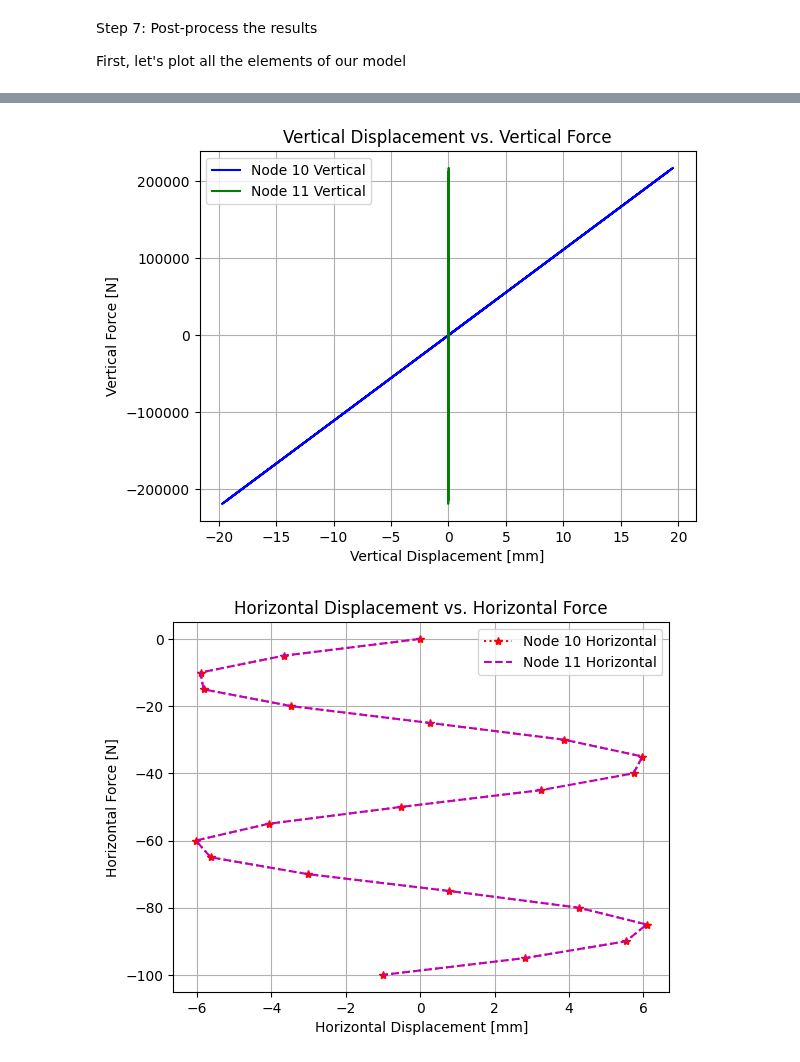
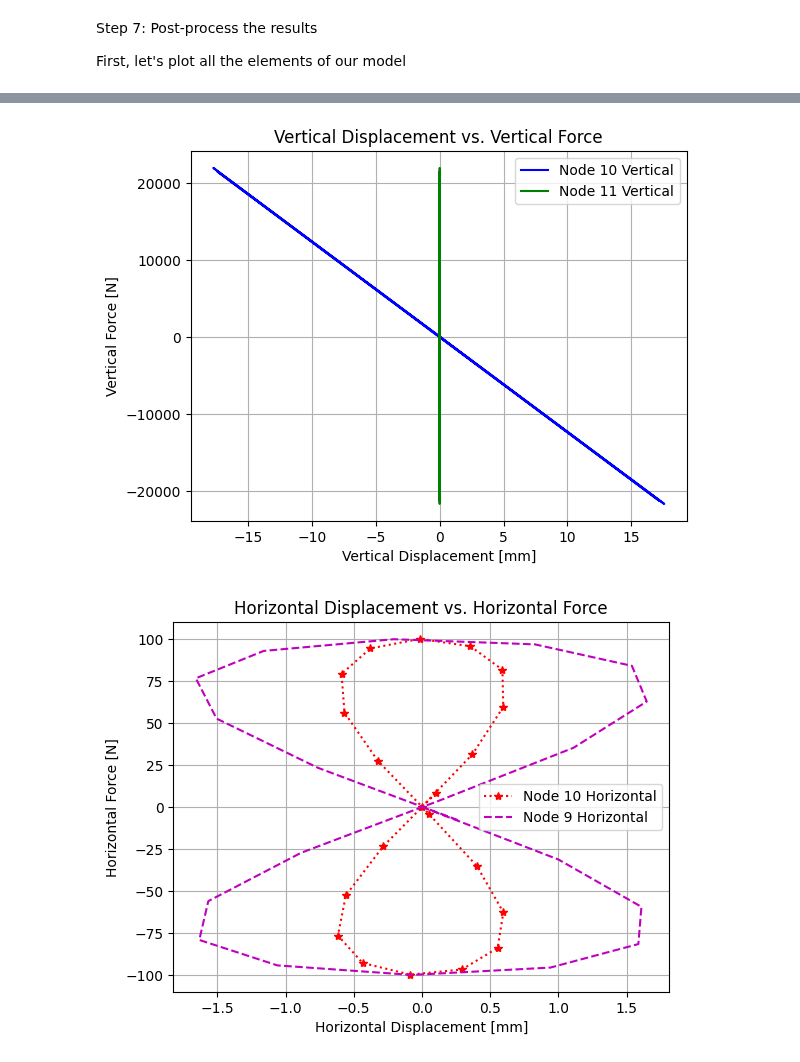
Before and after one commit to Lonthre/hybrid-test-bench, a Jupyter notebook: PT_script-2dof_hybrid_test_bench.ipynb, the cells around one changed output, grey strips where cells are left out. Cells and saved outputs as stored; diff of their text form; code cells hidden in the pictures.

```diff
--- a/PT_script-2dof_hybrid_test_bench.ipynb
+++ b/PT_script-2dof_hybrid_test_bench.ipynb
@@ -330,14 +330,14 @@ my_model_pars['dofs_f'] = np.array([[9, 1], [10, 1]])
 my_model_pars['dofs_u'] = np.array([[5, 3], [10, 3]])
 
 # Force history (21 steps) - Ensure g_f is a 2D array with dimensions (2, 21)
-my_model_pars['g_f'] = np.array([np.linspace(0, -_fh, 21), np.linspace(0, _fh, 21)])
+my_model_pars['g_f'] = np.array([np.multiply(fhs,-1), np.multiply(fhs,1)])
 
 # Displacement history (21 steps) - Ensure  is a 2D array with dimensions (2, 21)
-my_model_pars['g_u'] = np.array([uvs, uvs])
+my_model_pars['g_u'] = np.array([np.multiply(uvs,-0.1), np.multiply(uvs,0.9)])
 
 # Create the model
 my_model = model(my_nodes, my_elements, my_model_pars)
 
 # list of model dofs (left column is node number, right column is the dof number)
-my_model.dofs
+[np.multiply(fhs,-1), np.multiply(fhs,1)]
 # %% [output]
@@ -408,17 +421,20 @@ import matplotlib.pyplot as plt
 # Assuming node 10 has DOF 1 for horizontal displacement and DOF 2 for vertical displacement
 node1_index = 10
 node2_index = 11
+node3_index = 9
 
 # Find the DOF indices for nodes 10 and 11
 dof1_horizontal = my_model.find_dofs([[node1_index, 1]]).squeeze()
 dof1_vertical = my_model.find_dofs([[node1_index, 3]]).squeeze()
 dof2_horizontal = my_model.find_dofs([[node2_index, 1]]).squeeze()
 dof2_vertical = my_model.find_dofs([[node2_index, 3]]).squeeze()
+dof3_horizontal = my_model.find_dofs([[node3_index, 1]]).squeeze()
+dof3_vertical = my_model.find_dofs([[node3_index, 3]]).squeeze()
 
 # Plot Vertical Displacement vs. Vertical Force for node 10
 plt.figure()
-plt.plot(u[dof1_vertical, :], l[0, :], 'b-', label='Node 10 Vertical')
-plt.plot(u[dof2_vertical, :], l[0, :], 'g-', label='Node 11 Vertical')
+plt.plot(u[dof1_vertical, :], l[0, :], 'b-', label='Node '+str(node1_index)+' Vertical')
+plt.plot(u[dof2_vertical, :], l[0, :], 'g-', label='Node '+str(node2_index)+' Vertical')
 plt.xlabel('Vertical Displacement [mm]')
 plt.ylabel('Vertical Force [N]')
 plt.title('Vertical Displacement vs. Vertical Force')
@@ -426,38 +442,50 @@ plt.legend()
 plt.grid()
 plt.show()
 
 # Plot Horizontal Displacement vs. Horizontal Force for node 10
 plt.figure()
-plt.plot(u[dof1_horizontal, :], my_model.g_f[0, :], 'r:*', label='Node 10 Horizontal')
-plt.plot(u[dof2_horizontal, :], my_model.g_f[0, :], 'm--', label='Node 11 Horizontal')
+plt.plot(u[dof1_horizontal, :], fhs, 'r:*', label='Node '+str(node1_index)+' Horizontal')
+plt.plot(u[dof3_horizontal, :], np.multiply(fhs,-1), 'm--', label='Node '+str(node3_index)+' Horizontal')
 plt.xlabel('Horizontal Displacement [mm]')
 plt.ylabel('Horizontal Force [N]')
 plt.title('Horizontal Displacement vs. Horizontal Force')
 plt.legend()
 plt.grid()
 plt.show()
 
 # Plot Vertical Displacement Over Time for nodes 10 and 11
 plt.figure()
-plt.plot(u[dof1_vertical, :], 'b-', label='Node 10 Vertical')
-plt.plot(u[dof2_vertical, :], 'g-', label='Node 11 Vertical')
+plt.plot(u[dof1_vertical, :], 'b--', label='Node '+str(node1_index)+' Vertical')
+plt.plot(u[dof3_vertical, :], 'g--', label='Node '+str(node3_index)+' Vertical')
+plt.plot(np.subtract(u[dof3_vertical, :],u[dof1_vertical, :]), 'r-', label='Total Vertical Displacement')
 plt.xlabel('Time Step')
 plt.ylabel('Vertical Displacement [mm]')
 plt.title('Vertical Displacement Over Time')
 plt.legend()
 plt.grid()
 plt.show()
 
 # Plot Horizontal Displacement Over Time for nodes 10 and 11
 plt.figure()
-plt.plot(u[dof1_horizontal, :], 'r:*', label='Node 10 Horizontal')
-plt.plot(u[dof2_horizontal, :], 'm--', label='Node 11 Horizontal')
+plt.plot(u[dof1_horizontal, :], 'r:*', label='Node '+str(node1_index)+' Horizontal')
+plt.plot(u[dof3_horizontal, :], 'm--', label='Node '+str(node3_index)+' Horizontal')
 plt.xlabel('Time Step')
 plt.ylabel('Horizontal Displacement [mm]')
 plt.title('Horizontal Displacement Over Time')
 plt.legend()
 plt.grid()
 plt.show()
+
+# Plot Horizontal Load Over Time for nodes 10 and 11
+plt.figure()
+plt.plot(fhs, 'r:*', label='Node '+str(node1_index)+' Horizontal')
+plt.plot(np.multiply(fhs,-1), 'm--', label='Node '+str(node3_index)+' Horizontal')
+plt.xlabel('Time Step')
+plt.ylabel('Horizontal Load [mm]')
+plt.title('Horizontal Load Over Time')
+plt.legend()
+plt.grid()
+plt.show()
 # %% [output]
-[figure, old version]
+[figure, new version]
-[figure, old version]
+[figure, new version]
```
Also changed, not shown: parts of 4 cells of this notebook.
